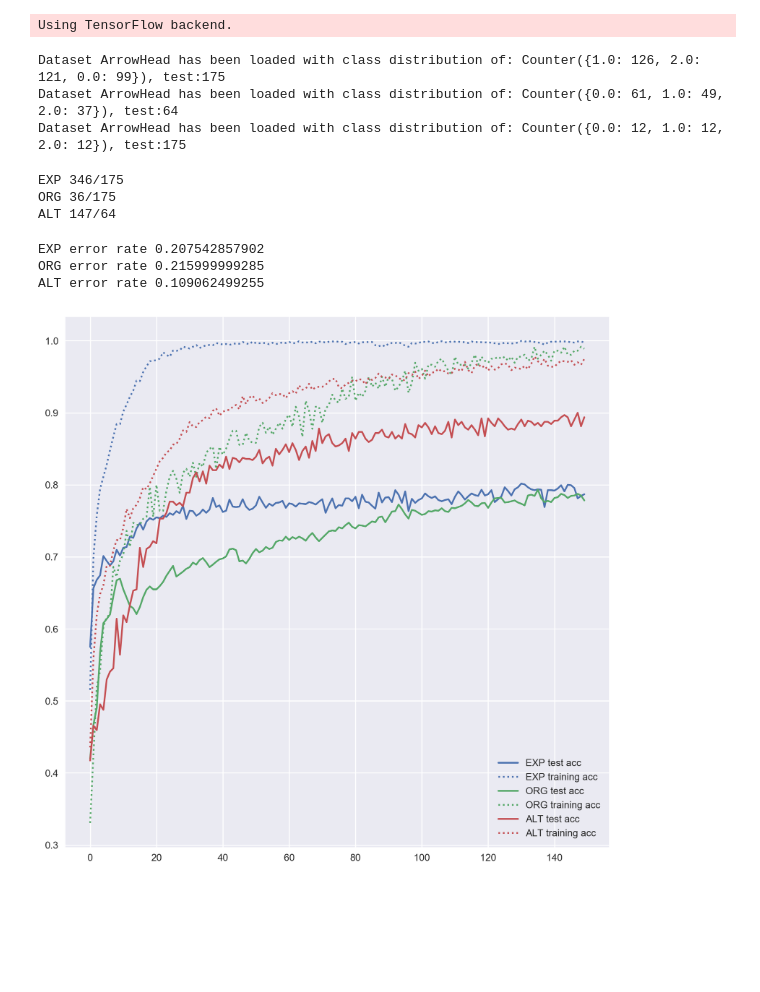
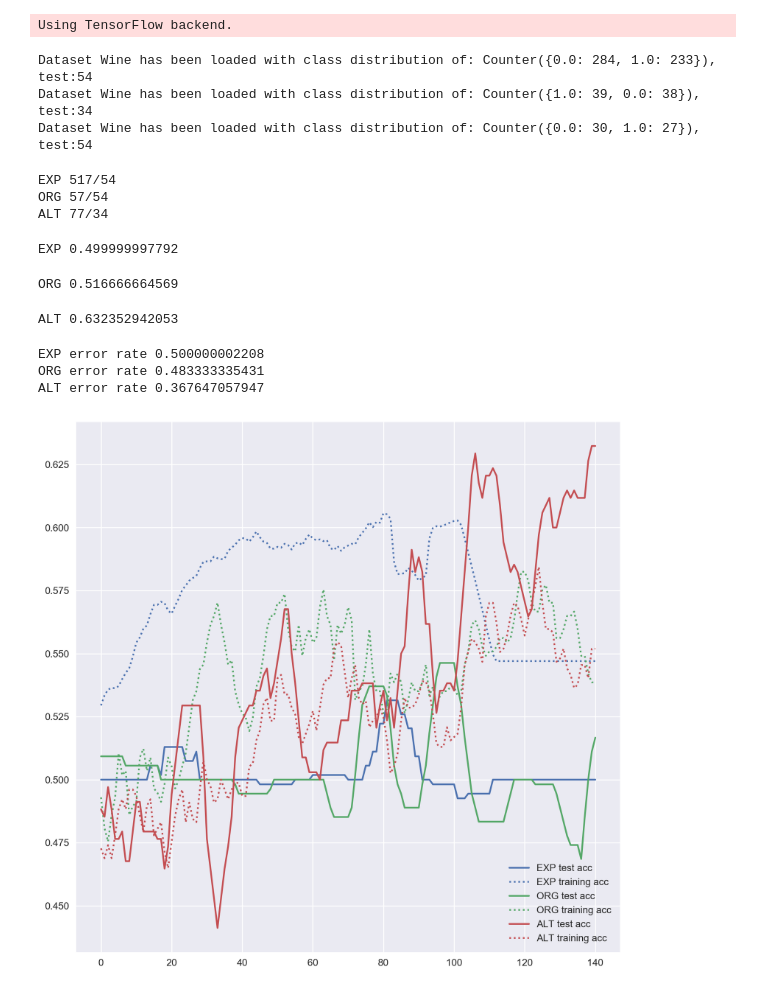
Before and after one commit to oguzserbetci/generate-time-series, a Jupyter notebook: train.ipynb, the cells around one changed output. Cells and saved outputs as stored; diff of their text form; code cells hidden in the pictures; blank space fills up the shorter version.

```diff
--- a/train.ipynb
+++ b/train.ipynb
@@ -63,21 +64,23 @@ def train(dataset, n_runs, modeltyp, activation, dropout, hlayer1, hlayer2, batc
     Ytrain = to_categorical(dataset.labels, num_classes=dataset.K)
     Ytest = to_categorical(dataset.test_labels, num_classes=dataset.K)
 
+    class_weights = class_weight.compute_class_weight('balanced', np.unique(dataset.labels), dataset.labels)
+
     for r in tqdm(range(n_runs)):
         model = buildmodel(modeltyp,dataset.T,dataset.K,activation,dropout,hlayer1,hlayer2)
-        history = model.fit(Xtrain, Ytrain, epochs=epochs, validation_data=(Xtest, Ytest), shuffle=True, verbose=0, batch_size=batchsize, class_weight=dataset.class_dist)
+        history = model.fit(Xtrain, Ytrain, epochs=epochs, validation_data=(Xtest, Ytest), shuffle=True, verbose=0, batch_size=batchsize, class_weight=class_weights)
         results.append([history.history['categorical_accuracy'],history.history['val_categorical_accuracy']])
     return np.array(results)
 # %%
-datasetname = 'ArrowHead'
+datasetname = 'Wine'
 EXP = loaddataset(name=datasetname, train_suffix='_EXP10_TRAIN', test_suffix='_TEST')
 ALT = loaddataset(name=datasetname, train_suffix='_ALT70_TRAIN', test_suffix='_ALT70_TEST')
 ORG = loaddataset(name=datasetname)
 class_dist = EXP.class_dist
 # %% [output]
-Dataset ArrowHead has been loaded with class distribution of: Counter({1.0: 126, 2.0: 121, 0.0: 99}), test:175
-Dataset ArrowHead has been loaded with class distribution of: Counter({0.0: 61, 1.0: 49, 2.0: 37}), test:64
-Dataset ArrowHead has been loaded with class distribution of: Counter({0.0: 12, 1.0: 12, 2.0: 12}), test:175
+Dataset Wine has been loaded with class distribution of: Counter({0.0: 284, 1.0: 233}), test:54
+Dataset Wine has been loaded with class distribution of: Counter({1.0: 39, 0.0: 38}), test:34
+Dataset Wine has been loaded with class distribution of: Counter({0.0: 30, 1.0: 27}), test:54
 # %%
 # MERGE EXTENDED WITH ORIGINAL DATA
 EXP = EXP._replace(data=np.concatenate([EXP.data,ORG.data]))
@@ -88,28 +91,32 @@ datasets = {'EXP':EXP, 'ORG':ORG, 'ALT':ALT}
 for k, i in datasets.items():
     print(k, '{}/{}'.format(i.N, len(i.test_data)))
 # %% [output]
-EXP 346/175
-ORG 36/175
-ALT 147/64
+EXP 517/54
+ORG 57/54
+ALT 77/34
 # %%
 results = {}
-for suffix, dataset in tqdm(datasets.items()):
+for suffix, dataset in datasets.items():
     results[suffix] = train(dataset, 10, 'MLP', 'relu', 0.1, 50, 30, 20, 150)
     print(suffix, np.mean(results[suffix][:,1,:].mean(0)[-10:]))
+# %% [output]
+EXP 0.499999997792
+ORG 0.516666664569
+ALT 0.632352942053
 # %%
-smooth = lambda d: d# np.convolve(np.array(d), np.ones((10,))/10, mode='valid')
+smooth = lambda d: np.convolve(np.array(d), np.ones((10,))/10, mode='valid')
 plt.figure(figsize=(10,10),dpi=200)
 current_palette = sns.color_palette()
 color_i = 0
 for suffix, result in results.items():
     plt.plot(smooth(result[:,1,:].mean(0)), linestyle ='-', color=current_palette[color_i], label=suffix + ' test acc')
     plt.plot(smooth(result[:,0,:].mean(0)), linestyle=':', color=current_palette[color_i], label=suffix + ' training acc')
     print(suffix, 'error rate', 1-np.mean(result[:,1,:].mean(0)[-10:]))
     plt.legend(loc=4)
     color_i +=1
 plt.show()
 # %% [output]
-EXP error rate 0.207542857902
-ORG error rate 0.215999999285
-ALT error rate 0.109062499255
+EXP error rate 0.500000002208
+ORG error rate 0.483333335431
+ALT error rate 0.367647057947
-[figure, old version]
+[figure, new version]
```
Also changed, not shown: parts of 1 cell of this notebook.
